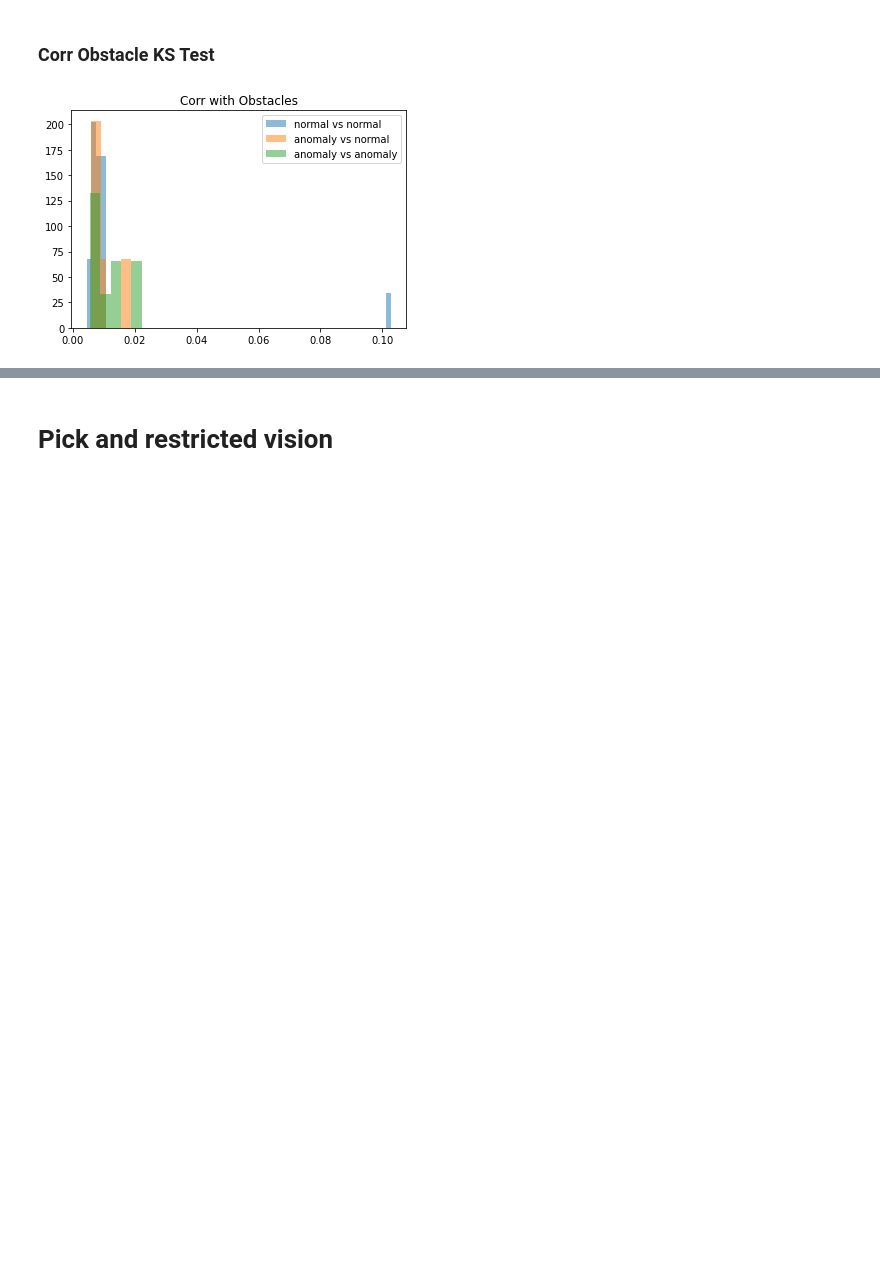
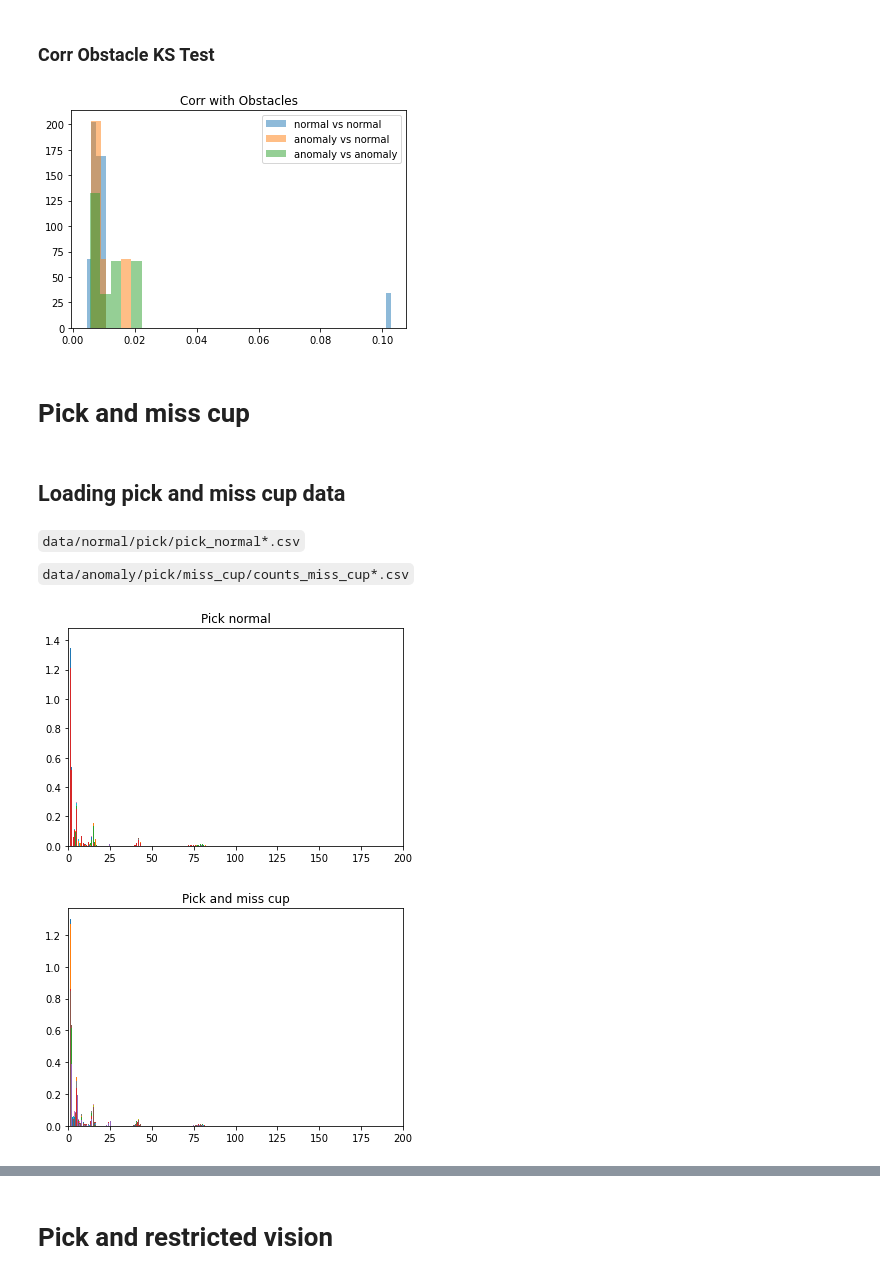
Before and after one commit to ivinokuri/generative-model, a Jupyter notebook: final-experiments/kolmogorov_smirnov_test_experiments.ipynb, the cells around one changed output, grey strips where cells are left out. Drawn from its saved outputs; the diff is of its cells as text; code cells hidden in the pictures; blank space fills up the shorter version.

````diff
--- a/final-experiments/kolmogorov_smirnov_test_experiments.ipynb
+++ b/final-experiments/kolmogorov_smirnov_test_experiments.ipynb
@@ -290,3 +290,27 @@ ks_anomaly_anomaly = ks_test(anomaly_runs)
 plot_ks_test_results(ks_normal_normal, ks_normal_anomaly, ks_anomaly_anomaly, TITLE_ANOMALY)
 # %% [output]
 [figure]
+# %% [markdown]
+# Pick and miss cup
+# %% [markdown]
+## Loading pick and miss cup data
+# %% [markdown]
+```data/normal/pick/pick_normal*.csv```
+
+```data/anomaly/pick/miss_cup/counts_miss_cup*.csv```
+# %%
+TITLE_NORMAL = 'Pick normal'
+TITLE_ANOMALY = 'Pick and miss cup'
+NORM_COUNTS_PATH = './data/normal/pick'
+NORM_FILE_PREFIX = 'pick_normal'
+ANOMALY_COUNTS_PATH = './data/anomaly/pick/miss_cup'
+ANOM_FILE_PREFIX = 'counts_miss_cup'
+# %%
+runs, all_runs = load_directory(NORM_COUNTS_PATH, NORM_FILE_PREFIX)
+plot_hist(runs, TITLE_NORMAL)
+
+anomaly_runs, all_anomaly_runs = load_directory(ANOMALY_COUNTS_PATH, ANOM_FILE_PREFIX)
+plot_hist(anomaly_runs, TITLE_ANOMALY)
+# %% [output]
+[figure, added]
+[figure, added]
````
Also changed, not shown: parts of 8 cells of this notebook, 29 other files.
